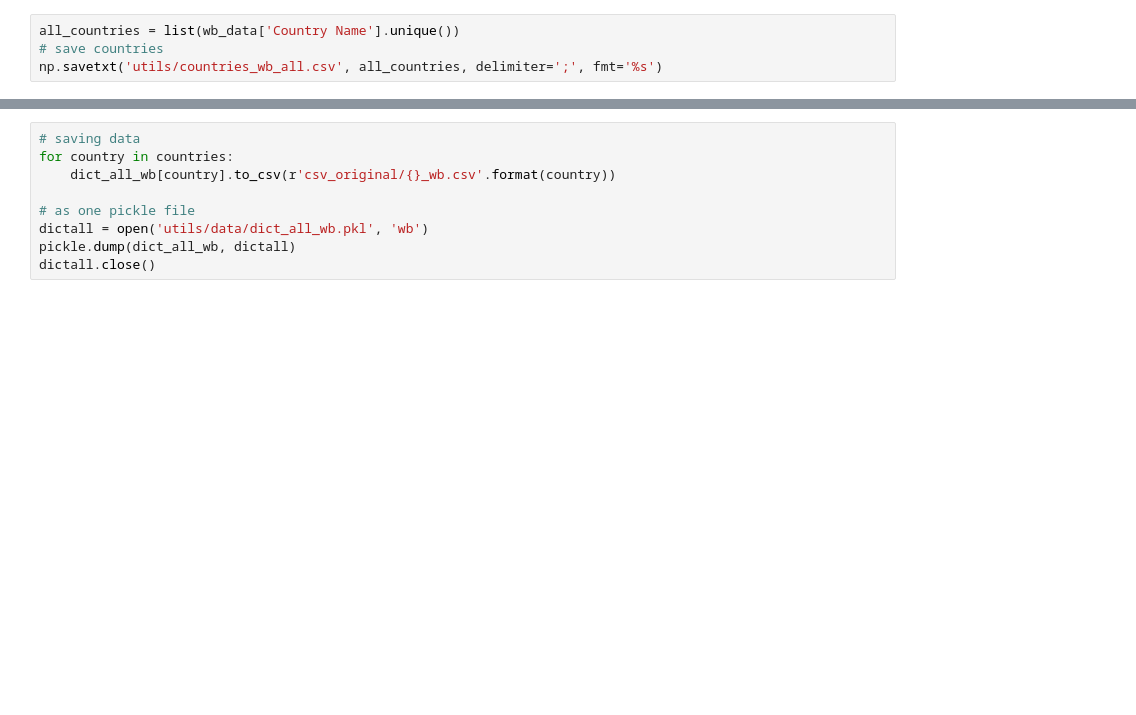
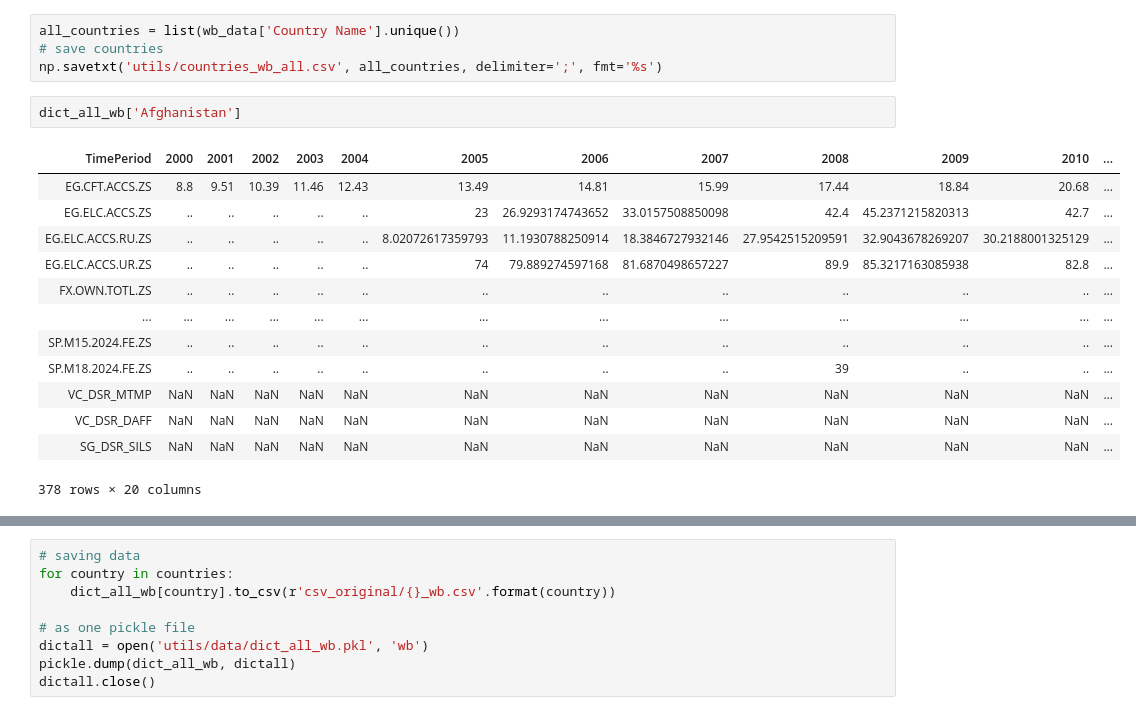
Before and after one commit to felix-laumann/SDG-networks, a Jupyter notebook: 1_data_preparation.ipynb, the cells around one changed output, grey strips where cells are left out. Drawn from its saved outputs; the diff is of its cells as text; blank space fills up the shorter version.

```diff
--- a/1_data_preparation.ipynb
+++ b/1_data_preparation.ipynb
@@ -487,6 +497,22 @@ wb_info = wb_info.drop(columns=['Topic', 'Indicator Name'])
 all_countries = list(wb_data['Country Name'].unique())
 # save countries
 np.savetxt('utils/countries_wb_all.csv', all_countries, delimiter=';', fmt='%s')
+# %%
+dict_all_wb['Afghanistan']
+# %% [output]
+| TimePeriod | 2000 | 2001 | 2002 | 2003 | 2004 | 2005 | 2006 | 2007 | 2008 | 2009 | 2010 | ... |
+| EG.CFT.ACCS.ZS | 8.8 | 9.51 | 10.39 | 11.46 | 12.43 | 13.49 | 14.81 | 15.99 | 17.44 | 18.84 | 20.68 | ... |
+| EG.ELC.ACCS.ZS | .. | .. | .. | .. | .. | 23 | 26.9293174743652 | 33.0157508850098 | 42.4 | 45.2371215820313 | 42.7 | ... |
+| EG.ELC.ACCS.RU.ZS | .. | .. | .. | .. | .. | 8.02072617359793 | 11.1930788250914 | 18.3846727932146 | 27.9542515209591 | 32.9043678269207 | 30.2188001325129 | ... |
+| EG.ELC.ACCS.UR.ZS | .. | .. | .. | .. | .. | 74 | 79.889274597168 | 81.6870498657227 | 89.9 | 85.3217163085938 | 82.8 | ... |
+| FX.OWN.TOTL.ZS | .. | .. | .. | .. | .. | .. | .. | .. | .. | .. | .. | ... |
+| ... | ... | ... | ... | ... | ... | ... | ... | ... | ... | ... | ... | ... |
+| SP.M15.2024.FE.ZS | .. | .. | .. | .. | .. | .. | .. | .. | .. | .. | .. | ... |
+| SP.M18.2024.FE.ZS | .. | .. | .. | .. | .. | .. | .. | .. | 39 | .. | .. | ... |
+| VC_DSR_MTMP | NaN | NaN | NaN | NaN | NaN | NaN | NaN | NaN | NaN | NaN | NaN | ... |
+| VC_DSR_DAFF | NaN | NaN | NaN | NaN | NaN | NaN | NaN | NaN | NaN | NaN | NaN | ... |
+| SG_DSR_SILS | NaN | NaN | NaN | NaN | NaN | NaN | NaN | NaN | NaN | NaN | NaN | ... |
+378 rows × 20 columns
 # %%
 dict_all_wb = {country: pd.DataFrame() for country in countries}
 for country in countries:
```
Also changed, not shown: parts of 14 cells of this notebook, 2 other files.
